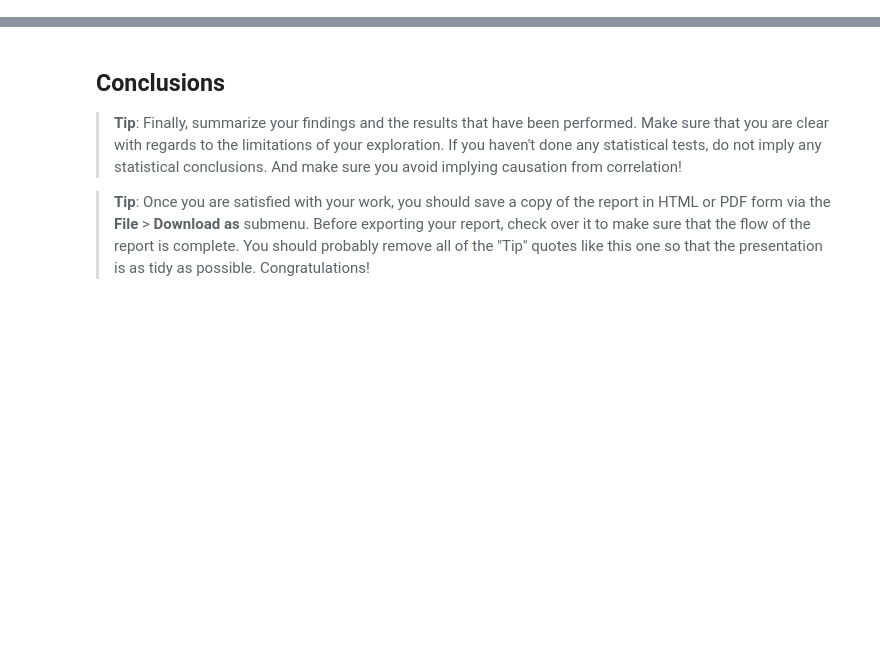
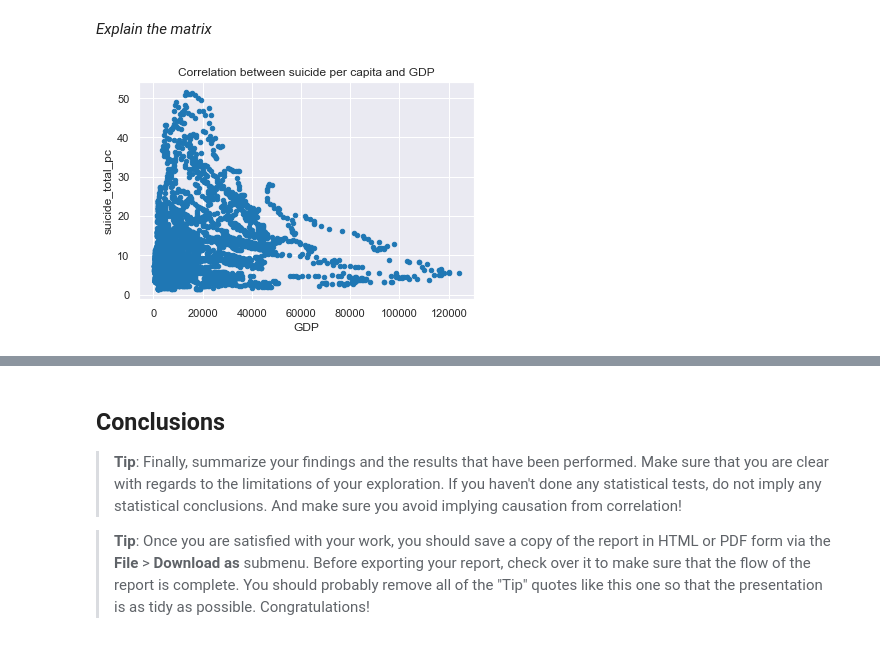
Before and after one commit to AndrejaCH/Data_Investigation, a Jupyter notebook: investigate-a-dataset-template.ipynb, the cells around one changed output, grey strips where cells are left out. Drawn from its saved outputs; the diff is of its cells as text; code cells hidden in the pictures; blank space fills up the shorter version.

```diff
--- a/investigate-a-dataset-template.ipynb
+++ b/investigate-a-dataset-template.ipynb
@@ -100,0 +382,8 @@ import seaborn as sns
+# %% [markdown]
+*Explain the matrix*
+# %%
+# Scatter plot between GDP and suicide
+pc_df.plot(x='GDP', y='suicide_total_pc', kind='scatter', c='#1f77b4');
+plt.title('Correlation between suicide per capita and GDP');
+# %% [output]
+[figure, added]
```
Also changed, not shown: parts of 108 cells of this notebook.
